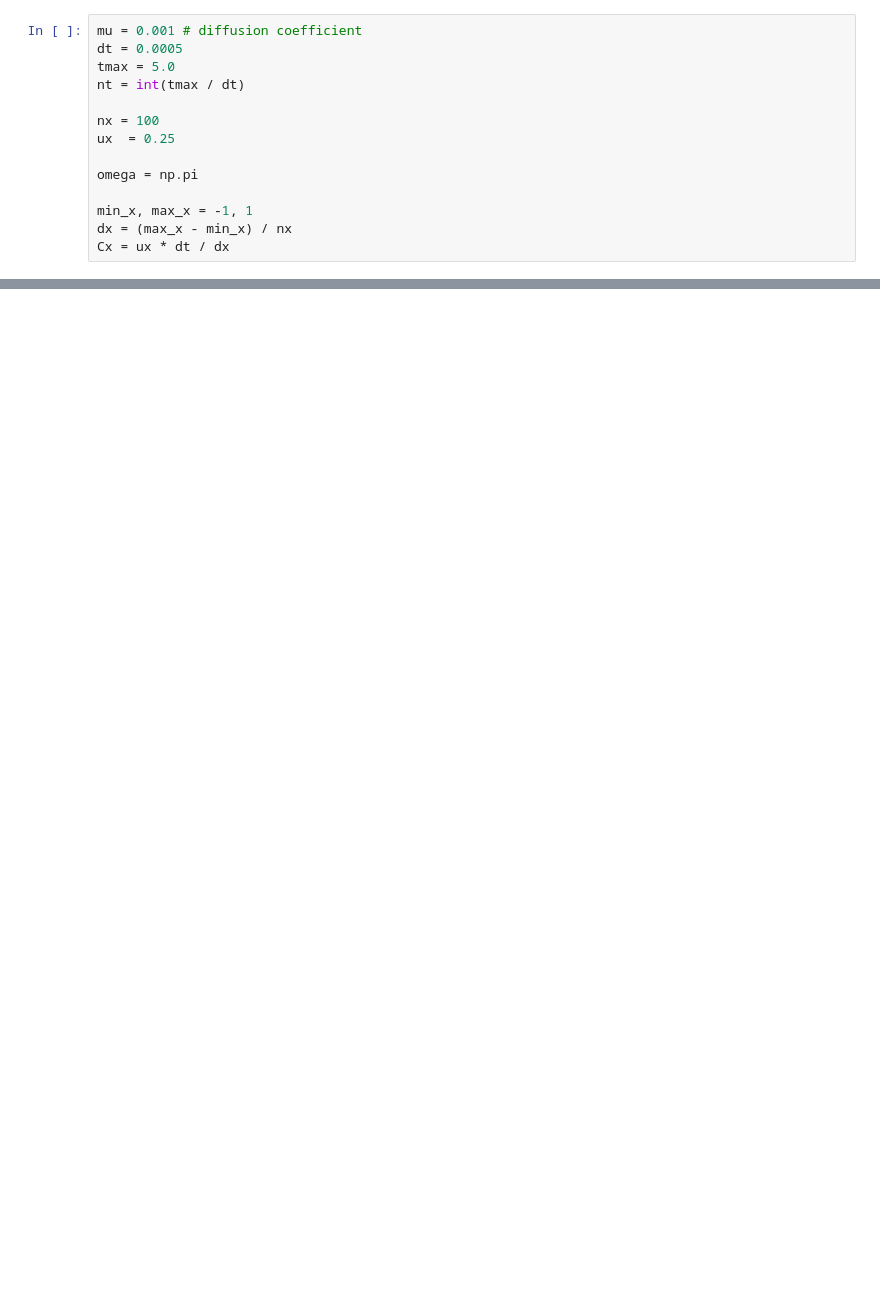
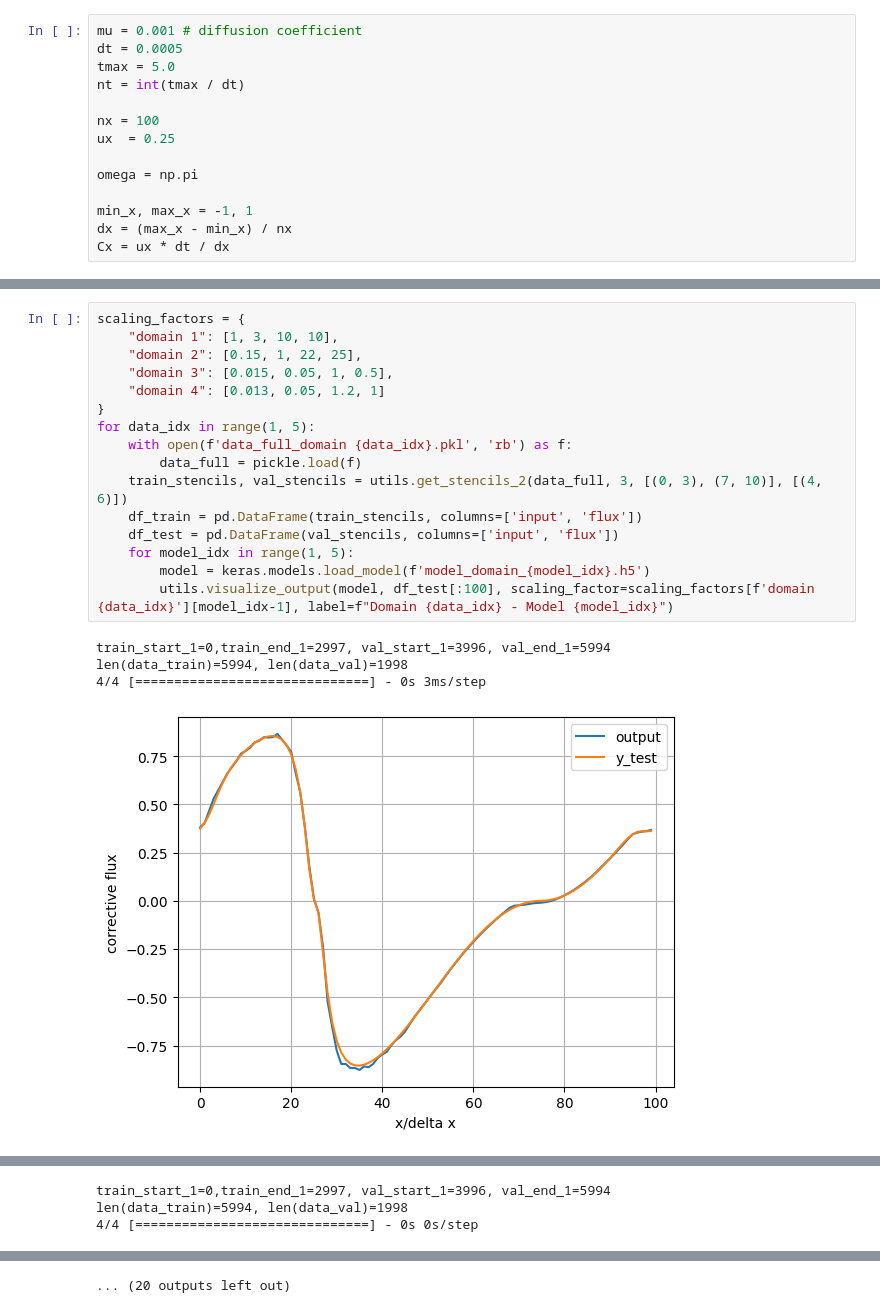
Before and after one commit to pawelmagnu/PyMPDATA, a Jupyter notebook: fluxes/second_advection.ipynb, the cells around one changed output, grey strips where cells are left out. Drawn from its saved outputs; the diff is of its cells as text; blank space fills up the shorter version.

```diff
--- a/fluxes/second_advection.ipynb
+++ b/fluxes/second_advection.ipynb
@@ -99,0 +190,21 @@ solver.advance(nt, mu_coeff=(mu,))
+# %%
+scaling_factors = {
+    "domain 1": [1, 3, 10, 10],
+    "domain 2": [0.15, 1, 22, 25],
+    "domain 3": [0.015, 0.05, 1, 0.5],
+    "domain 4": [0.013, 0.05, 1.2, 1]
+}
+for data_idx in range(1, 5):
+    with open(f'data_full_domain {data_idx}.pkl', 'rb') as f:
+        data_full = pickle.load(f)
+    train_stencils, val_stencils = utils.get_stencils_2(data_full, 3, [(0, 3), (7, 10)], [(4, 6)])
+    df_train = pd.DataFrame(train_stencils, columns=['input', 'flux'])
+    df_test = pd.DataFrame(val_stencils, columns=['input', 'flux'])
+    for model_idx in range(1, 5):
+        model = keras.models.load_model(f'model_domain_{model_idx}.h5')
+        utils.visualize_output(model, df_test[:100], scaling_factor=scaling_factors[f'domain {data_idx}'][model_idx-1], label=f"Domain {data_idx} - Model {model_idx}")
+# %% [output]
+train_start_1=0,train_end_1=2997, val_start_1=3996, val_end_1=5994
+len(data_train)=5994, len(data_val)=1998
+4/4 [==============================] - 0s 3ms/step
+[figure, added]
@@ -99,0 +217,3 @@ solver.advance(nt, mu_coeff=(mu,))
+train_start_1=0,train_end_1=2997, val_start_1=3996, val_end_1=5994
+len(data_train)=5994, len(data_val)=1998
+4/4 [==============================] - 0s 0s/step
@@ -99,0 +223 @@ solver.advance(nt, mu_coeff=(mu,))
+... (20 outputs left out)
```
Also changed, not shown: parts of 15 cells of this notebook, 1 other file.
